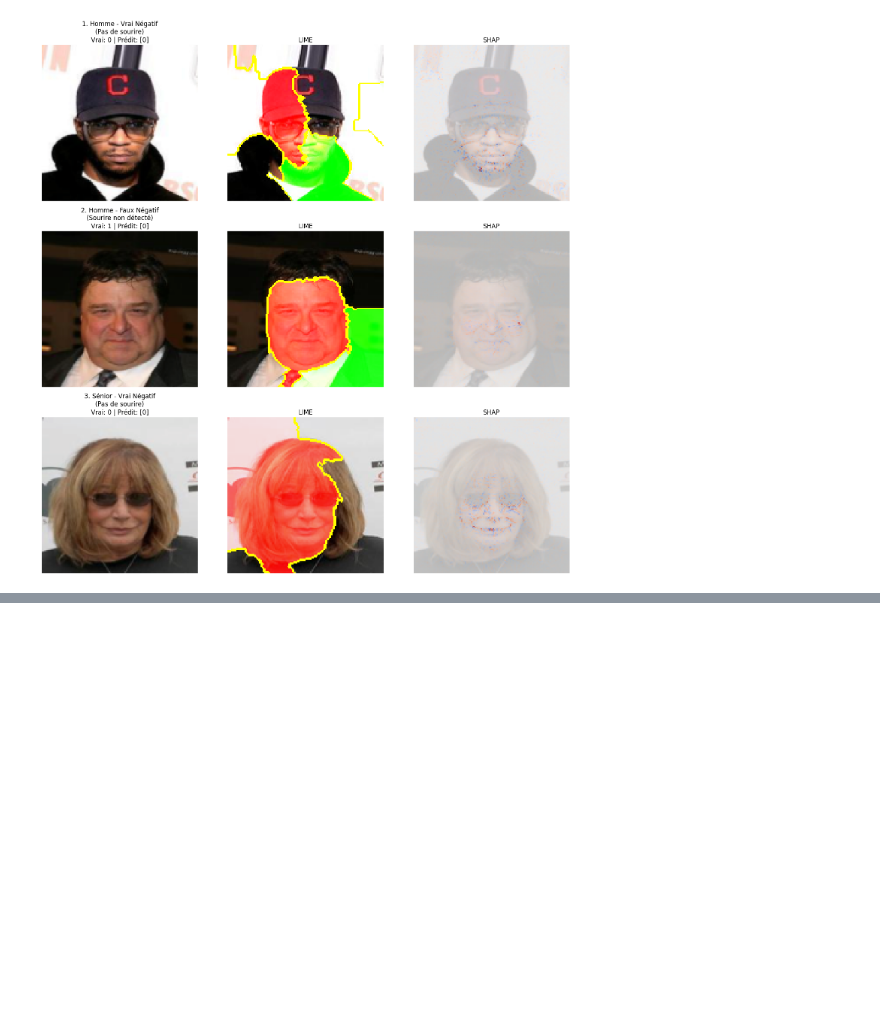
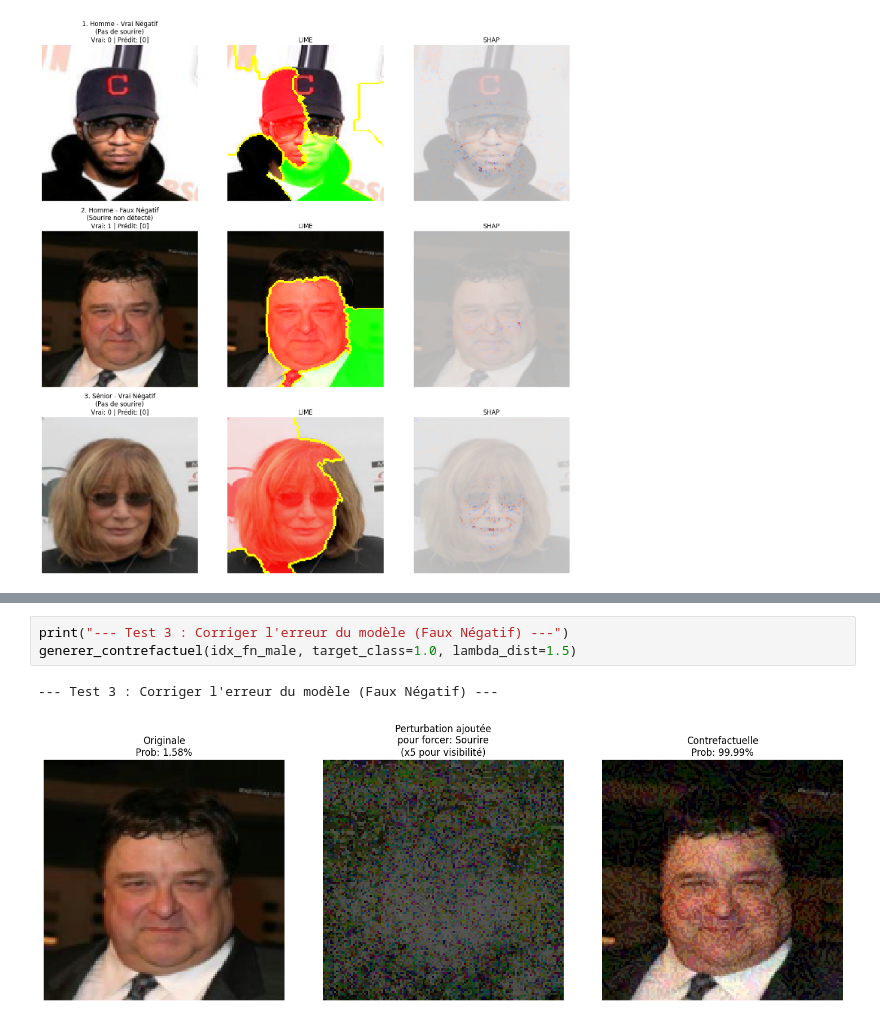
Before and after one commit to daphnemaschas/REXIA, a Jupyter notebook: notebooks/02_analyse_des_données_images.ipynb, the cells around one changed output, grey strips where cells are left out. Saved outputs shown, nothing was run; the diff lists cells and outputs as text; blank space fills up the shorter version.

```diff
--- a/notebooks/02_analyse_des_données_images.ipynb
+++ b/notebooks/02_analyse_des_données_images.ipynb
@@ -807,0 +900,6 @@ plt.show()
+# %%
+print("--- Test 3 : Corriger l'erreur du modèle (Faux Négatif) ---")
+generer_contrefactuel(idx_fn_male, target_class=1.0, lambda_dist=1.5)
+# %% [output]
+--- Test 3 : Corriger l'erreur du modèle (Faux Négatif) ---
+[figure, added]
```
Also changed, not shown: parts of 11 cells of this notebook.
